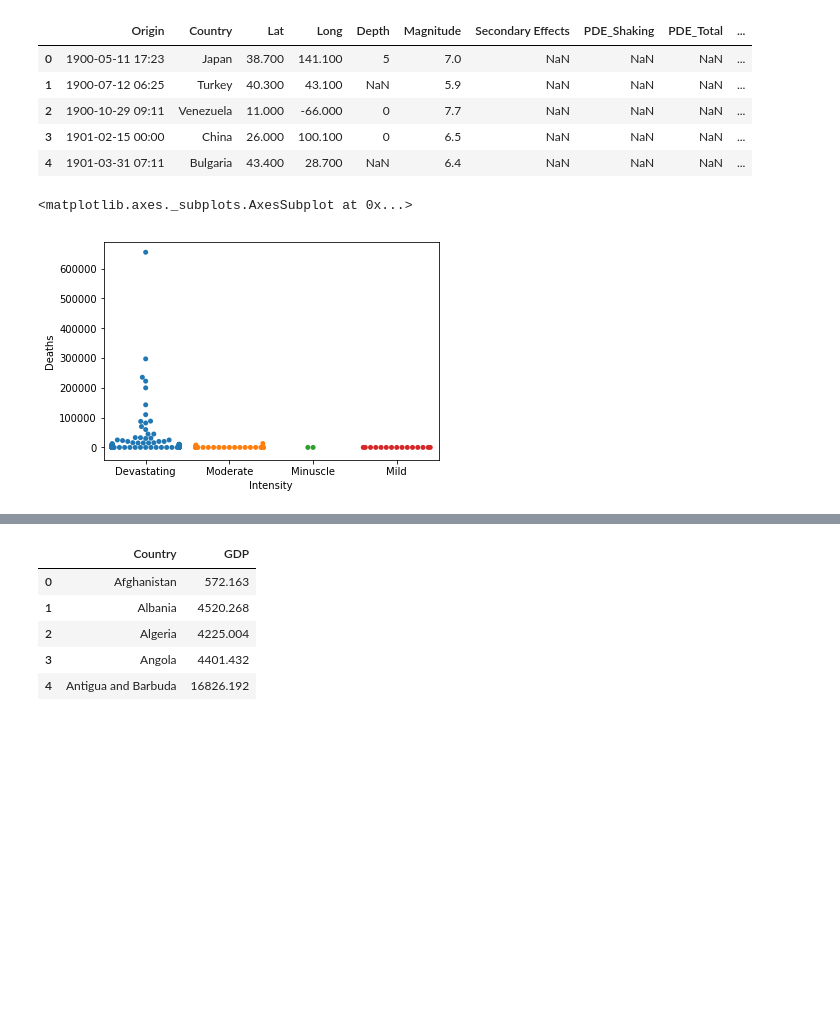
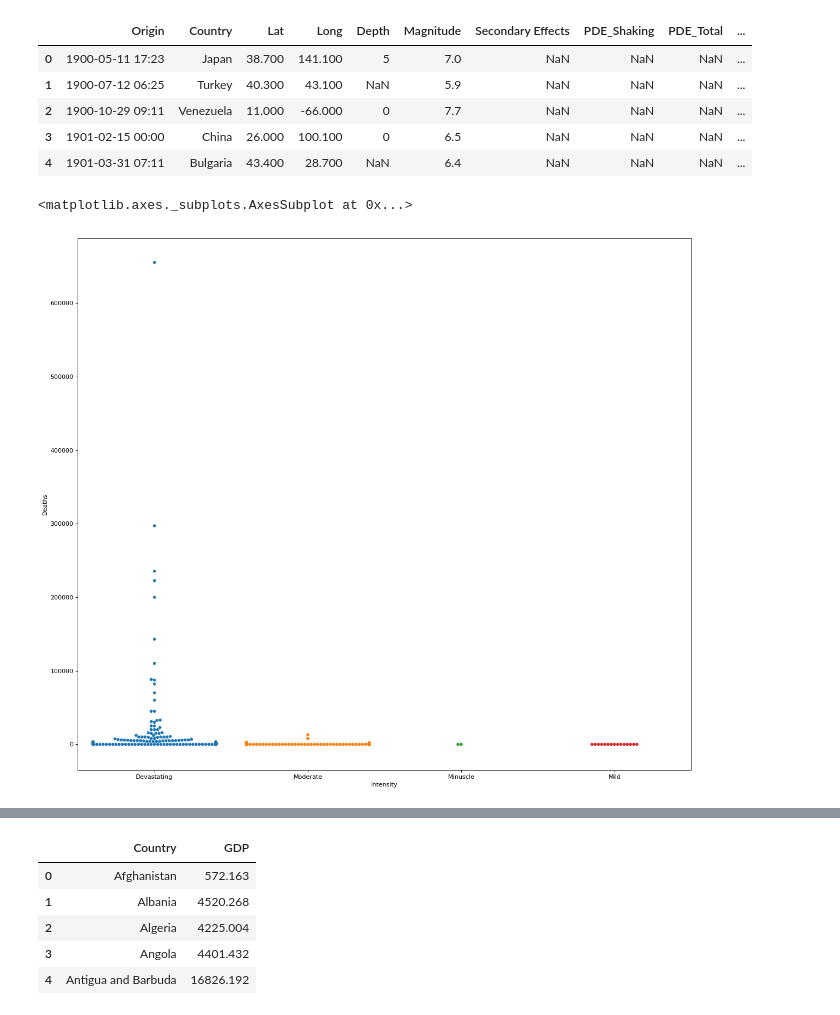
Before and after one commit to paulo-g-martinez/dq3-earthquakes, a Jupyter notebook: DQ3_120717.ipynb, the cells around one changed output, grey strips where cells are left out. Drawn from its saved outputs; the diff is of its cells as text; code cells hidden in the pictures; blank space fills up the shorter version.

```diff
--- a/DQ3_120717.ipynb
+++ b/DQ3_120717.ipynb
@@ -74,23 +58,10 @@ quake_df['PDE_Total'] = quake_df['PDE_Total'].astype(float)
 quake_df['Utsu_Total'] = quake_df['Utsu_Total'].astype(float)
 quake_df['EM_DAT_Total']= quake_df['EM_DAT_Total'].astype(float)
 quake_df['Other'] = quake_df['Other'].astype(float)
-# %%
-def max(row):
-        if row['Other'] >= row['PDE_Total'] and row['Other'] >= row['Utsu_Total'] and row['Other'] >= row['EM_DAT_Total']:
-            return row['Other']
-
-        elif row['PDE_Total'] >= row['Other'] and row['PDE_Total'] >= row['Utsu_Total'] and row['PDE_Total'] >= row['EM_DAT_Total']:
-            return row['PDE_Total']
-
-        elif row['Utsu_Total'] >= row['Other'] and row['Utsu_Total'] >= row['PDE_Total'] and row['Utsu_Total'] >= row['EM_DAT_Total']:
-            return row['Utsu_Total']
-
-        else:
-            return row['EM_DAT_Total']
-
-quake_df['Deaths'] = quake_df[['EM_DAT_Total','Utsu_Total','PDE_Total','Other']].apply(max, axis=1)
+# %%
+quake_df['Deaths'] = quake_df[['EM_DAT_Total','Utsu_Total','PDE_Total','Other']].apply(np.max, axis=1)
 # %%
-quake_df[['EM_DAT_Total','Utsu_Total','PDE_Total','Other', 'Deaths']]=quake_df[['EM_DAT_Total','Utsu_Total','PDE_Total','Other', 'Deaths']].replace(-1.0,np.NaN)
+#quake_df[['EM_DAT_Total','Utsu_Total','PDE_Total','Other', 'Deaths']]=quake_df[['EM_DAT_Total','Utsu_Total','PDE_Total','Other', 'Deaths']].replace(-1.0,np.NaN)
 quake_df
 # %% [output]
 |  | Origin | Country | Lat | Long | Depth | Magnitude | Secondary Effects | PDE_Shaking | PDE_Total | ... |
@@ -123 +97,4 @@ Index(['Country', 'density'], dtype='object')
+# %%
+# Picking only 2 columns from the dataset
+popdens = popdens[['Country / dependent territory', 'Density (/mi2)']]
 # %%
@@ -197,8 +176,9 @@ import seaborn as sns
 %matplotlib inline
 # %%
+fig=plt.figure(figsize=(18, 16), dpi= 80, facecolor='w', edgecolor='k')
 sns.swarmplot(x='Intensity', y= 'Deaths', data = quake_df_dens)
 # %% [output]
 <matplotlib.axes._subplots.AxesSubplot at 0x...>
-[figure, old version]
+[figure, new version]
 # %%
 # looking for the effect of Intensity and Density on deaths
```
Also changed, not shown: parts of 34 cells of this notebook.
